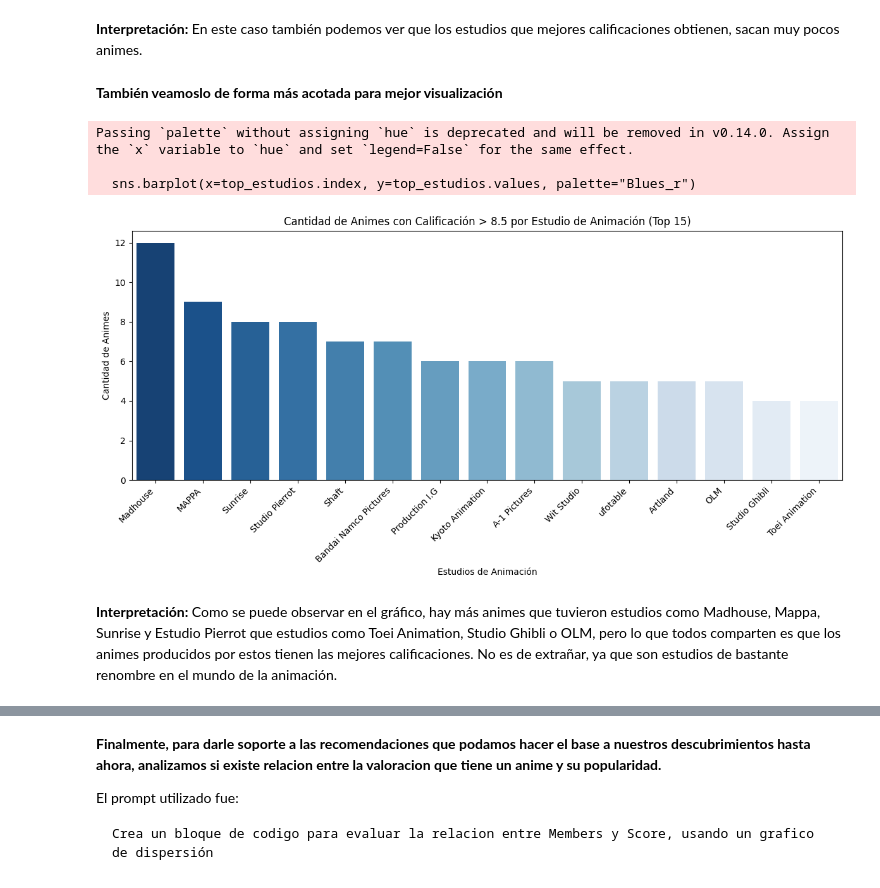
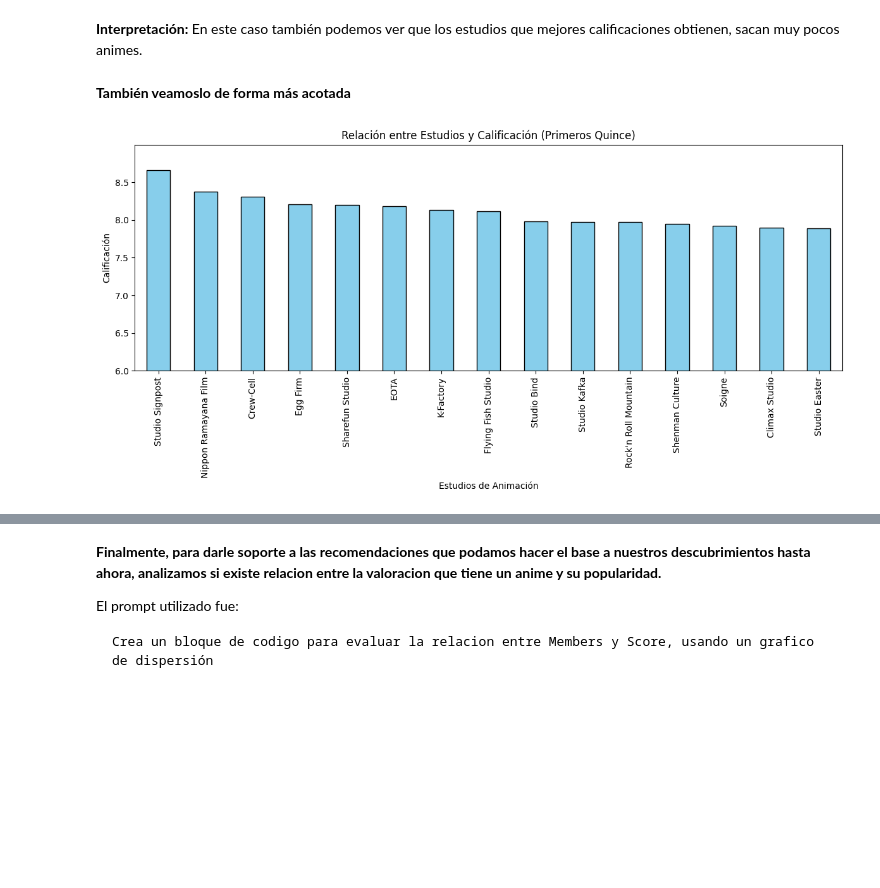
Before and after one commit to bondiolandia/TP_Laboratorio_de_M-todos_Cuantitativos_2026, a Jupyter notebook: notebook_Evolucion_del_Anime.ipynb, the cells around one changed output, grey strips where cells are left out. Drawn from its saved outputs; the diff is of its cells as text; code cells hidden in the pictures; blank space fills up the shorter version.

```diff
--- a/notebook_Evolucion_del_Anime.ipynb
+++ b/notebook_Evolucion_del_Anime.ipynb
@@ -721,34 +733,18 @@ display(resumen_estudios.round(2))
 # %% [markdown]
 **Interpretación:** En este caso también podemos ver que los estudios que mejores calificaciones obtienen, sacan muy pocos animes.
 # %% [markdown]
-**También veamoslo de forma más acotada para mejor visualización**
+**También veamoslo de forma más acotada**
-# %%
-import pandas as pd
-import matplotlib.pyplot as plt
-import seaborn as sns
-
-
-anime["Score"] = pd.to_numeric(anime["Score"], errors="coerce") #aseguramos score numerico
-
-animes_excelentes = anime[anime["Score"] > 8.5].copy()  #filtramos por calificacion >8,5
-
-Estudios_df = animes_excelentes.assign(Studios=animes_excelentes["Studios"].str.split(", ")).explode("Studios") #separamos por fila para analizarlo individ
-
-top_estudios = Estudios_df["Studios"].value_counts().head(15) #Los contamos
-
-plt.figure(figsize=(12, 6)) #graficamos
-sns.barplot(x=top_estudios.index, y=top_estudios.values, palette="Blues_r")
-
-plt.title("Cantidad de Animes con Calificación > 8.5 por Estudio de Animación (Top 15)")
-plt.xlabel("Estudios de Animación")
-plt.ylabel("Cantidad de Animes")
-plt.xticks(rotation=45, ha="right")
-plt.tight_layout()
-plt.show()
-# %% [output]
-Passing `palette` without assigning `hue` is deprecated and will be removed in v0.14.0. Assign the `x` variable to `hue` and set `legend=False` for the same effect.
-
-  sns.barplot(x=top_estudios.index, y=top_estudios.values, palette="Blues_r")
-[figure, removed]
-# %% [markdown]
-**Interpretación:** Como se puede observar en el gráfico, hay más animes que tuvieron estudios como Madhouse, Mappa, Sunrise y Estudio Pierrot que estudios como Toei Animation, Studio Ghibli o OLM, pero lo que todos comparten es que los animes producidos por estos tienen las mejores calificaciones. No es de extrañar, ya que son estudios de bastante renombre en el mundo de la animación.
+# %%
+mediana_por_estudios = Estudios.groupby("Studios")["Score"].median().sort_values(ascending = False).head(15)
+plt.figure(figsize=(12, 6))
+mediana_por_estudios.plot(kind="bar", color="skyblue", edgecolor="black")
+plt.title("Relación entre Estudios y Calificación (Primeros Quince)")
+plt.xlabel("Estudios de Animación")
+plt.ylabel("Calificación")
+plt.xticks(rotation=90)
+plt.ylim(6,9)
+plt.yticks(np.arange(6.0, 9.0, 0.5))
+plt.tight_layout()
+plt.show()
+# %% [output]
+[figure, added]
```
Also changed, not shown: parts of 8 cells of this notebook.
